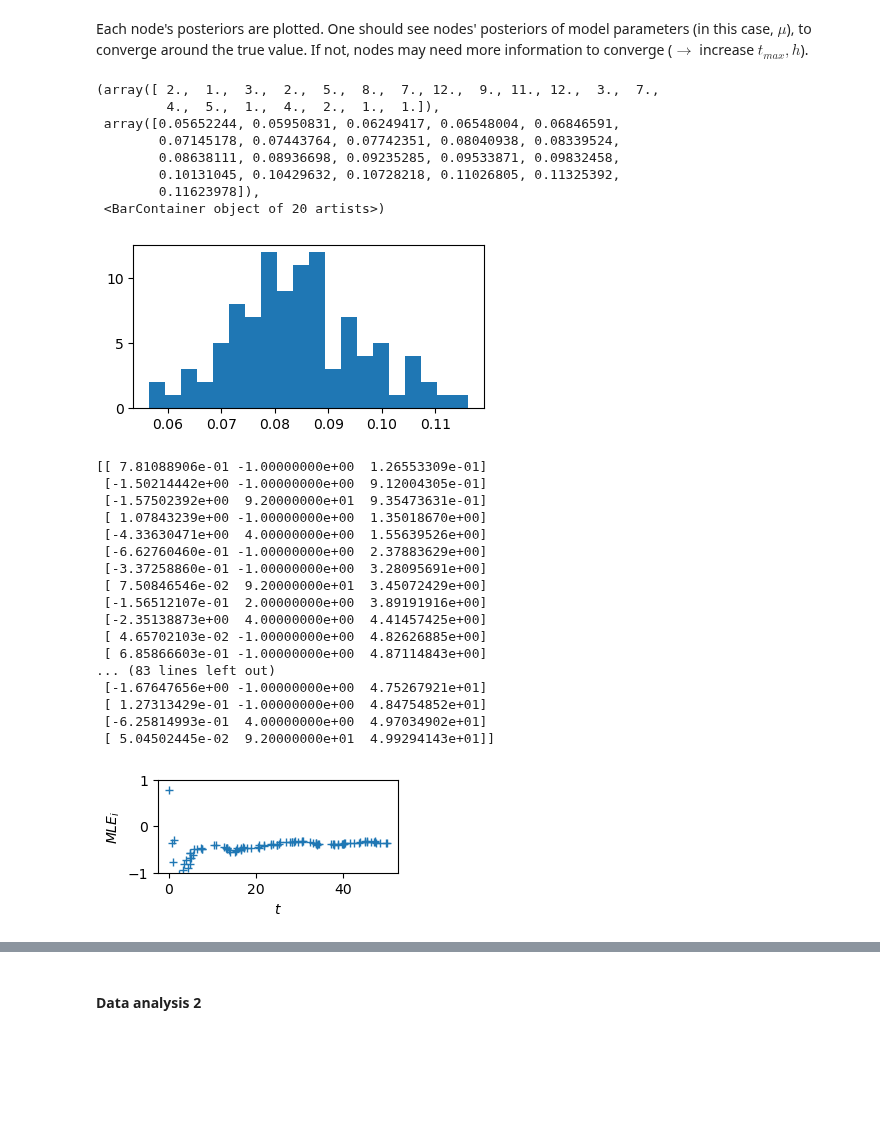
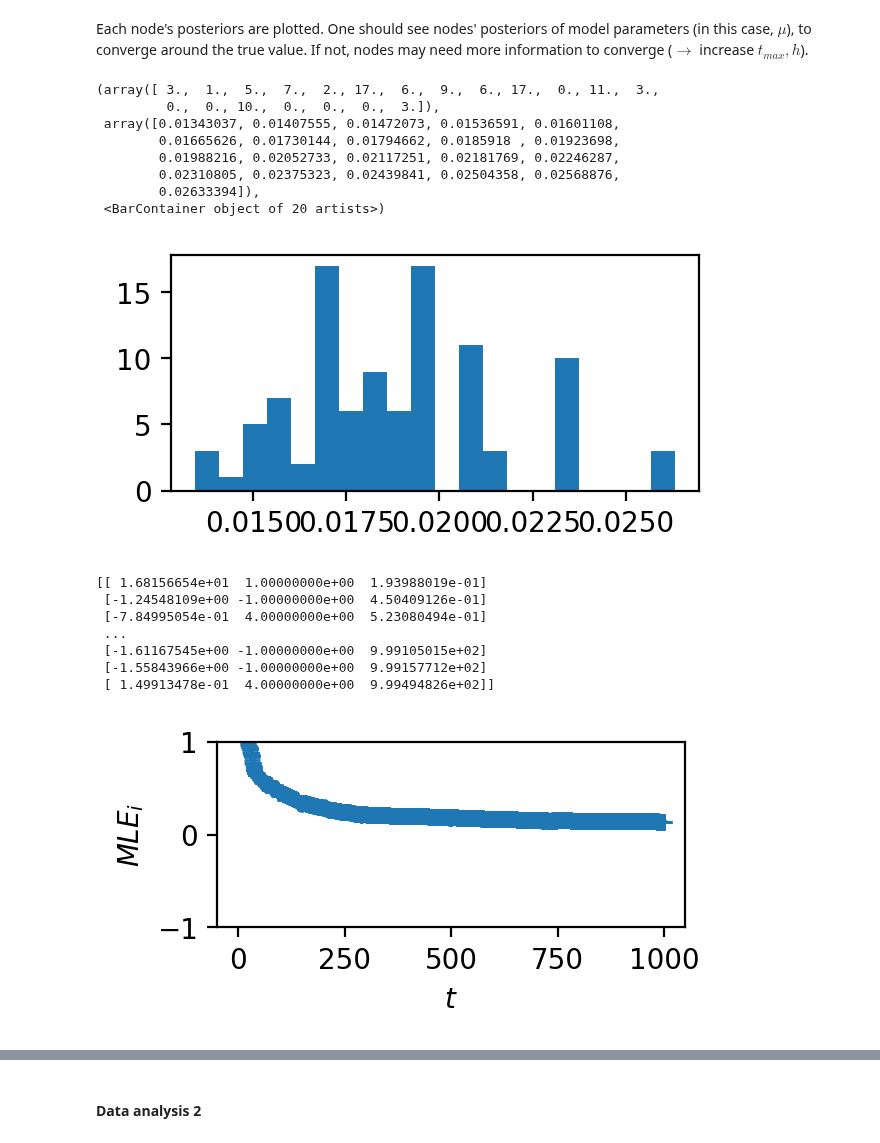
Before and after one commit to Priesemann-Group/neuro_op, a Jupyter notebook: notebooks/Testing_param.ipynb, the cells around one changed output, grey strips where cells are left out. Saved outputs shown, nothing was run; the diff lists cells and outputs as text; code cells hidden in the pictures; blank space fills up the shorter version.

```diff
--- a/notebooks/Testing_param.ipynb
+++ b/notebooks/Testing_param.ipynb
@@ -22,7 +25,7 @@ import neuro_op as nop
 # Reference input
 input = dict(
     G=nop.build_random_network(N_nodes=100, N_neighbours=5),  # networkx graph object
-    #G=nx.empty_graph(1),
+    # G=nx.empty_graph(1),
     llf_nodes=st.norm,  # Likelihood function (llf) of nodes, Gaussian by default
     llf_world=st.norm,  # Likelihood function (llf) of world, Gaussian by default
     params_node=dict(  # Parameter priors of nodes (mu and associated uncertainty (standard deviation)), Gaussian by default
@@ -37,7 +40,7 @@ input = dict(
     h=1,  # Rate of external information draw events
     r=1,  # Rate of edge information exchange events
     t0=0,  # Start time of simulation
-    t_max=50,  # End time of simulation
+    t_max=1e3,  # End time of simulation
     t_sample=1,  # Periodicity for which samples and distance measures (KL-div, p-distance) are taken
     sample_bins=201,  # Number of bins used in distance measures
     sample_range=(
@@ -64,7 +67,7 @@ print(out1["N_events"])
 # %%
 nop.export_hdf5(out1, "test.h5")
 # %%
-out1 = nop.import_hdf5_Grid("test.h5")
+out1 = nop.import_hdf5("test.h5")
 # %% [markdown]
 ## Data analysis
 
@@ -101,30 +104,30 @@ Each node's posteriors are plotted. One should see nodes' posteriors of model pa
 # %%
 sigmas = []
 for i in out1["nodesConj"]:
     sigmas += [i.params_node["scale"]]
-fig, ax = plt.subplots(constrained_layout=True, figsize=(4, 2))
+fig, ax = plt.subplots()
 ax.hist(sigmas, bins=20)
 # %% [output]
-(array([ 2.,  1.,  3.,  2.,  5.,  8.,  7., 12.,  9., 11., 12.,  3.,  7.,
-         4.,  5.,  1.,  4.,  2.,  1.,  1.]),
- array([0.05652244, 0.05950831, 0.06249417, 0.06548004, 0.06846591,
-        0.07145178, 0.07443764, 0.07742351, 0.08040938, 0.08339524,
-        0.08638111, 0.08936698, 0.09235285, 0.09533871, 0.09832458,
-        0.10131045, 0.10429632, 0.10728218, 0.11026805, 0.11325392,
-        0.11623978]),
+(array([ 3.,  1.,  5.,  7.,  2., 17.,  6.,  9.,  6., 17.,  0., 11.,  3.,
+         0.,  0., 10.,  0.,  0.,  0.,  3.]),
+ array([0.01343037, 0.01407555, 0.01472073, 0.01536591, 0.01601108,
+        0.01665626, 0.01730144, 0.01794662, 0.0185918 , 0.01923698,
+        0.01988216, 0.02052733, 0.02117251, 0.02181769, 0.02246287,
+        0.02310805, 0.02375323, 0.02439841, 0.02504358, 0.02568876,
+        0.02633394]),
  <BarContainer object of 20 artists>)
-[figure, old version]
+[figure, new version]
 # %%
 # Implement external sampling routine (or rather test if feasible)
 k = 0
 nody = out1["nodesConj"][k]
-#mu_nody = np.array(out1["mu_nodes"])[:, k][1:]
+# mu_nody = np.array(out1["mu_nodes"])[:, k][1:]
 #
-fig, ax = plt.subplots(constrained_layout=True, figsize=(3, 1.5))
-#ax.plot(
+fig, ax = plt.subplots()
+# ax.plot(
 #    np.arange(input["t0"], input["t_max"], input["t_sample"]),
 #    mu_nody,
-#)
+# )
 
 mu, sig = input["params_node"].values()
 sd_llf = input["sd_llf"]
@@ -140,32 +143,22 @@ for i, _ in enumerate(x_in):
     )
     post_sig[i] = (1 / post_sig[i - 1] ** 2 + 1 / sd_llf**2) ** (-0.5)
 
-ax.set_ylim(-1,1)
+ax.set_ylim(-1, 1)
 ax.plot(x_in[:, 2], post_mu, "+", alpha=1)
 ax.set_xlabel("$t$")
 ax.set_ylabel("$MLE_i$")
 
 print(nody.diary_in)
-#fig.savefig("graphics-output/mu_N1.png", dpi=1500)
+# fig.savefig("graphics-output/mu_N1.png", dpi=1500)
 # %% [output]
-[[ 7.81088906e-01 -1.00000000e+00  1.26553309e-01]
- [-1.50214442e+00 -1.00000000e+00  9.12004305e-01]
- [-1.57502392e+00  9.20000000e+01  9.35473631e-01]
- [ 1.07843239e+00 -1.00000000e+00  1.35018670e+00]
- [-4.33630471e+00  4.00000000e+00  1.55639526e+00]
- [-6.62760460e-01 -1.00000000e+00  2.37883629e+00]
- [-3.37258860e-01 -1.00000000e+00  3.28095691e+00]
- [ 7.50846546e-02  9.20000000e+01  3.45072429e+00]
- [-1.56512107e-01  2.00000000e+00  3.89191916e+00]
- [-2.35138873e+00  4.00000000e+00  4.41457425e+00]
- [ 4.65702103e-02 -1.00000000e+00  4.82626885e+00]
- [ 6.85866603e-01 -1.00000000e+00  4.87114843e+00]
-... (83 lines left out)
- [-1.67647656e+00 -1.00000000e+00  4.75267921e+01]
- [ 1.27313429e-01 -1.00000000e+00  4.84754852e+01]
- [-6.25814993e-01  4.00000000e+00  4.97034902e+01]
- [ 5.04502445e-02  9.20000000e+01  4.99294143e+01]]
+[[ 1.68156654e+01  1.00000000e+00  1.93988019e-01]
+ [-1.24548109e+00 -1.00000000e+00  4.50409126e-01]
+ [-7.84995054e-01  4.00000000e+00  5.23080494e-01]
+ ...
+ [-1.61167545e+00 -1.00000000e+00  9.99105015e+02]
+ [-1.55843966e+00 -1.00000000e+00  9.99157712e+02]
+ [ 1.49913478e-01  4.00000000e+00  9.99494826e+02]]
-[figure, old version]
+[figure, new version]
 # %%
 mu_arr = np.array(out1["mu_nodes"])
 print(mu_arr.shape)
```
Also changed, not shown: parts of 5 cells of this notebook, 7 other files.
